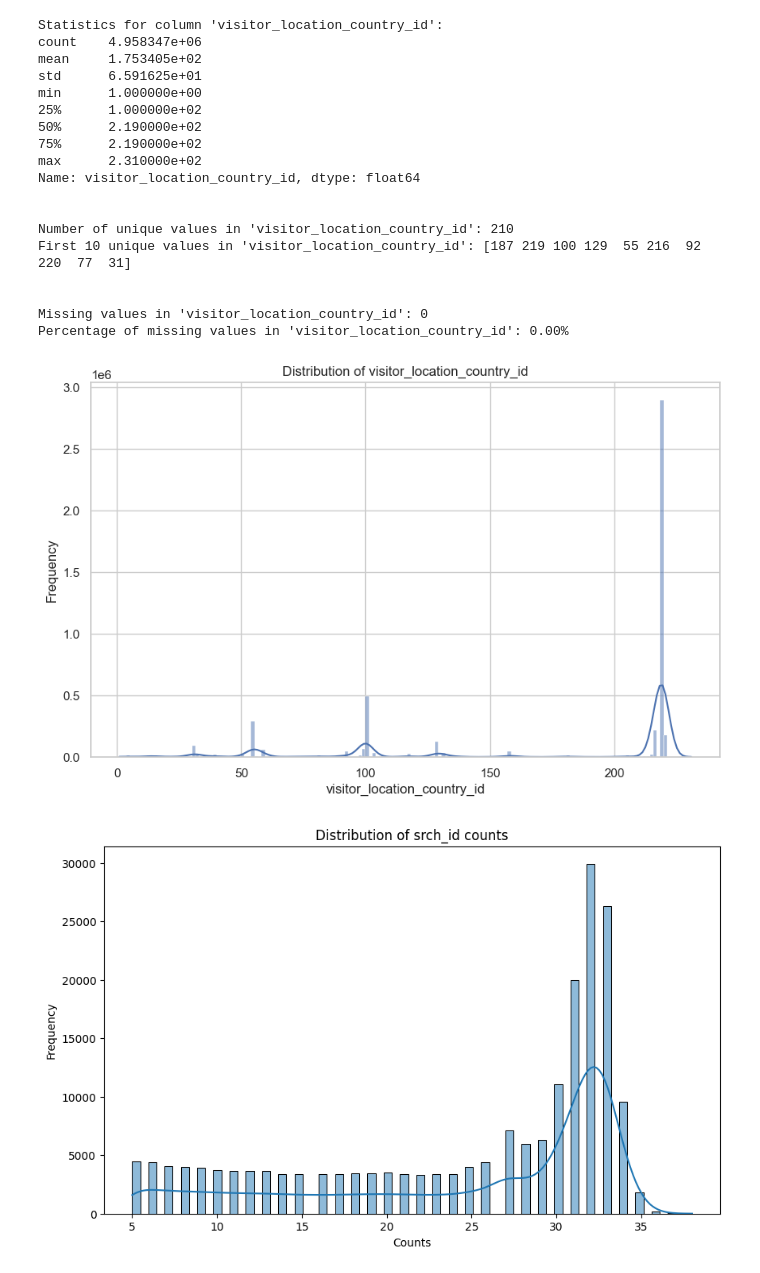
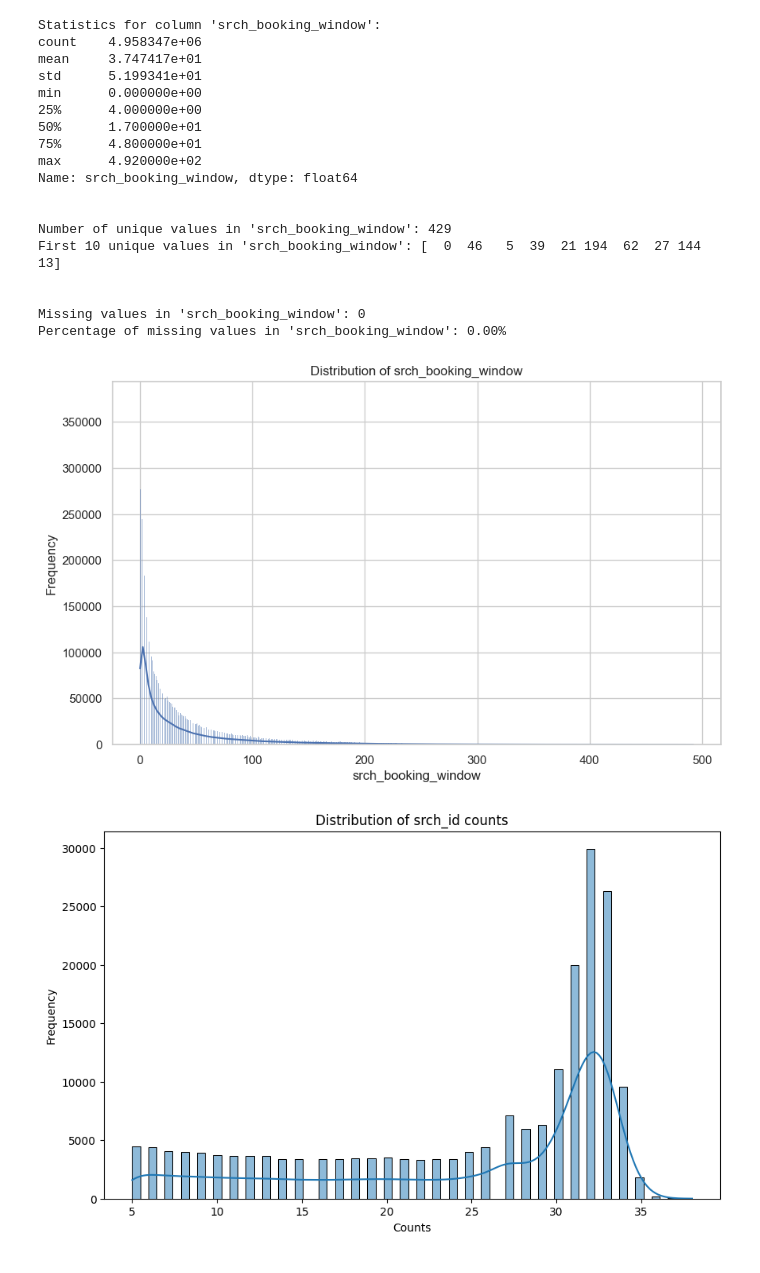
Before and after one commit to matushalak/DMT, a Jupyter notebook: explore.ipynb, the cells around one changed output. Cells and saved outputs as stored; diff of their text form; code cells hidden in the pictures.

```diff
--- a/explore.ipynb
+++ b/explore.ipynb
@@ -11,7 +11,7 @@ from sklearn.metrics import accuracy_score, classification_report, confusion_mat
 from sklearn.metrics import precision_score, recall_score, f1_score
 from sklearn.utils.class_weight import compute_sample_weight
 # %%
-def explore_column(df, col):
+def explore_column(df, col, transform=False):
     """
     Explore a single column in a DataFrame.
 
@@ -26,6 +26,12 @@ def explore_column(df, col):
     if col not in df.columns:
         print(f"Column '{col}' does not exist in the DataFrame.")
         return
+
+
+    if transform:
+        # reverse log transform
+        df[col] = np.exp(df[col]) - 1
+
 
     # Display basic statistics
     print(f"Statistics for column '{col}':")
@@ -58,27 +64,27 @@ def explore_column(df, col):
 df = pd.read_csv('data/training_set_VU_DM.csv')
 df["date_time"] = pd.to_datetime(df["date_time"])
 # %%
-explore_column(df, "visitor_location_country_id")
+explore_column(df, "srch_booking_window", transform=False)
 # %% [output]
-Statistics for column 'visitor_location_country_id':
+Statistics for column 'srch_booking_window':
 count    4.958347e+06
-mean     1.753405e+02
-std      6.591625e+01
-min      1.000000e+00
-25%      1.000000e+02
-50%      2.190000e+02
-75%      2.190000e+02
-max      2.310000e+02
-Name: visitor_location_country_id, dtype: float64
+mean     3.747417e+01
+std      5.199341e+01
+min      0.000000e+00
+25%      4.000000e+00
+50%      1.700000e+01
+75%      4.800000e+01
+max      4.920000e+02
+Name: srch_booking_window, dtype: float64
 
 
-Number of unique values in 'visitor_location_country_id': 210
-First 10 unique values in 'visitor_location_country_id': [187 219 100 129  55 216  92 220  77  31]
+Number of unique values in 'srch_booking_window': 429
+First 10 unique values in 'srch_booking_window': [  0  46   5  39  21 194  62  27 144  13]
 
 
-Missing values in 'visitor_location_country_id': 0
-Percentage of missing values in 'visitor_location_country_id': 0.00%
+Missing values in 'srch_booking_window': 0
+Percentage of missing values in 'srch_booking_window': 0.00%
-[figure, old version]
+[figure, new version]
 # %%
 # count how many rows groupped by srch_id
 
```
Also changed, not shown: parts of 17 cells of this notebook.
